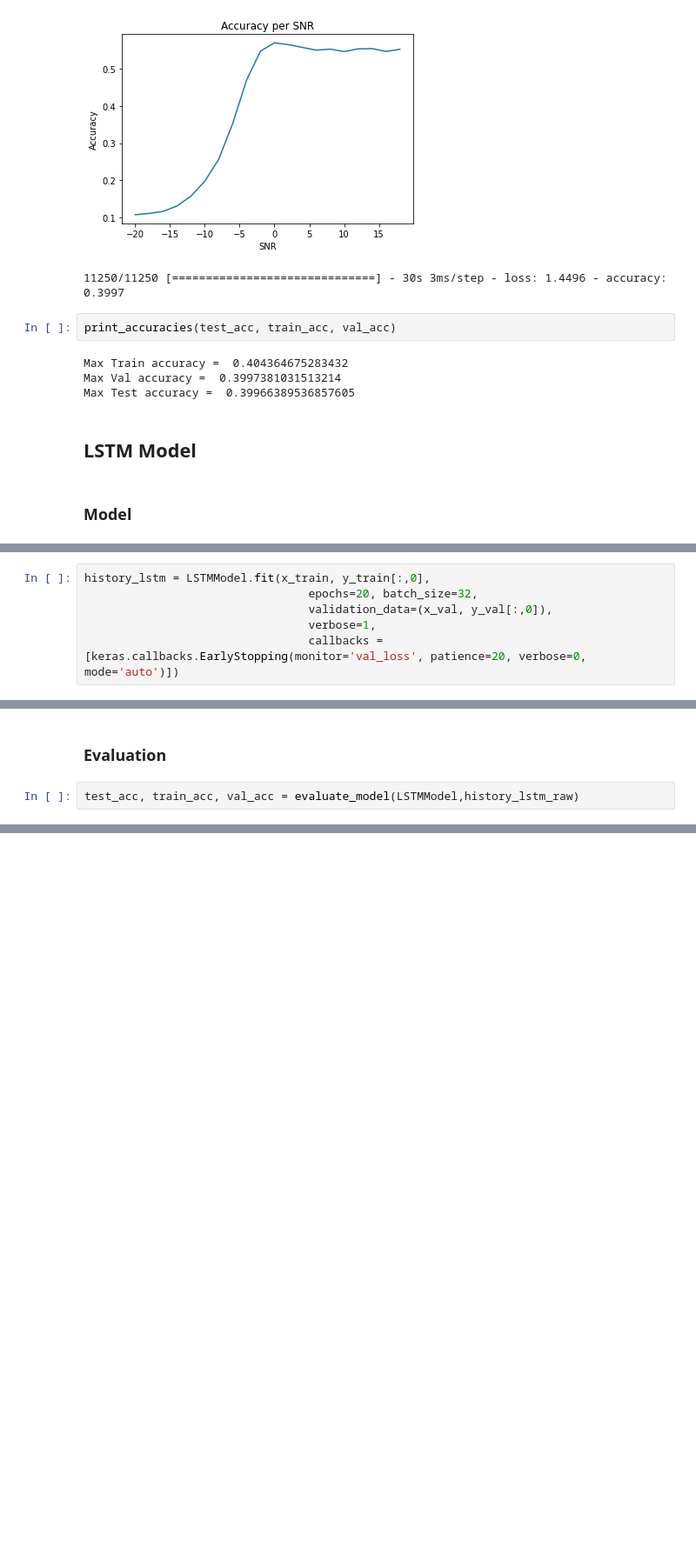
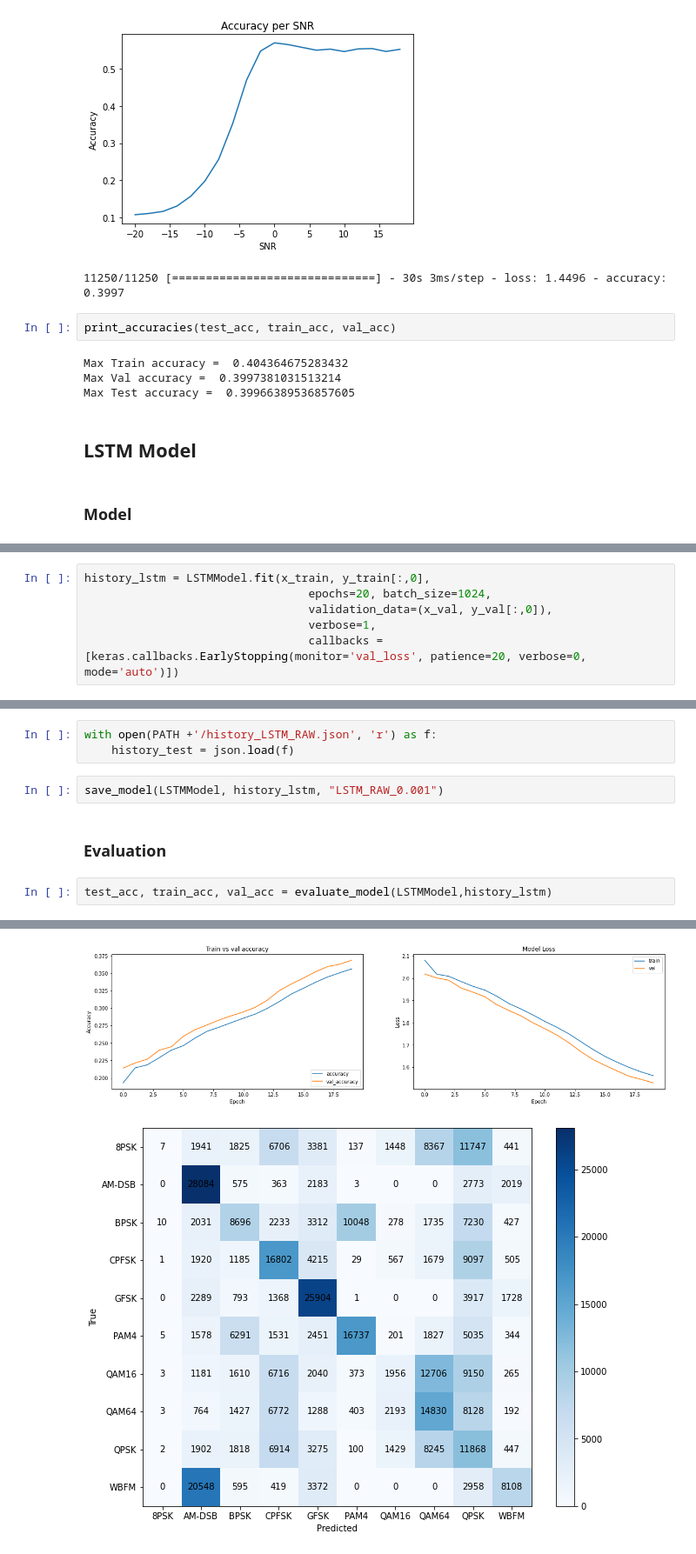
Before and after one commit to Abdelrahman-Shawky/Modulation-Classification, a Jupyter notebook: Modulation_Classification.ipynb, the cells around one changed output, grey strips where cells are left out. Shown at 87% size. Drawn from its saved outputs; the diff is of its cells as text; blank space fills up the shorter version.

Commit message:
Models Modifications

```diff
--- a/Modulation_Classification.ipynb
+++ b/Modulation_Classification.ipynb
@@ -480,7 +475,7 @@ Non-trainable params: 0
 _________________________________________________________________
 # %%
 history_lstm = LSTMModel.fit(x_train, y_train[:,0],
-                                 epochs=20, batch_size=32,
+                                 epochs=20, batch_size=1024,
                                  validation_data=(x_val, y_val[:,0]),
                                  verbose=1,
                                  callbacks = [keras.callbacks.EarlyStopping(monitor='val_loss', patience=20, verbose=0, mode='auto')])
@@ -489,4 +504,10 @@ Epoch 1/20
+# %%
+with open(PATH +'/history_LSTM_RAW.json', 'r') as f:
+    history_test = json.load(f)
+# %%
+save_model(LSTMModel, history_lstm, "LSTM_RAW_0.001")
 # %% [markdown]
 ### Evaluation
 # %%
-test_acc, train_acc, val_acc = evaluate_model(LSTMModel,history_lstm_raw)
+test_acc, train_acc, val_acc = evaluate_model(LSTMModel,history_lstm)
+# %% [output]
@@ -492,0 +515,2 @@ test_acc, train_acc, val_acc = evaluate_model(LSTMModel,history_lstm_raw)
+[figure, added]
+[figure, added]
```
Also changed, not shown: parts of 11 cells of this notebook.
